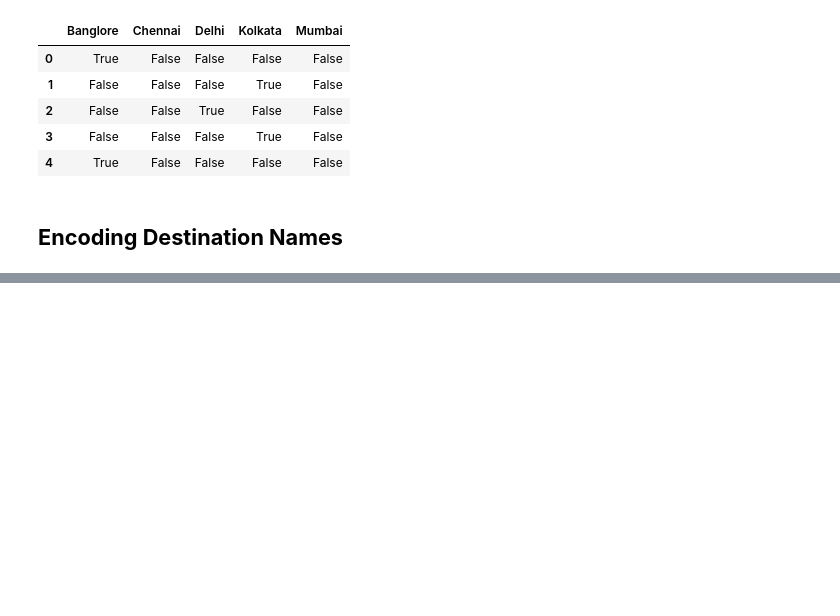
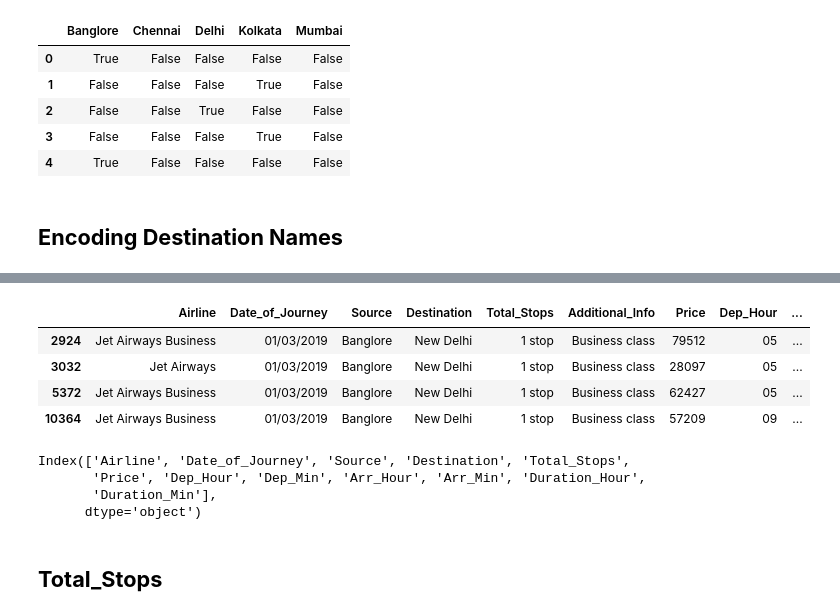
Before and after one commit to akshayyewle/Machine-Learning, a Jupyter notebook: 11 Flight Ticket Price Prediction/Python Notebook.ipynb, the cells around one changed output, grey strips where cells are left out. Drawn from its saved outputs; the diff is of its cells as text; code cells hidden in the pictures; blank space fills up the shorter version.

```diff
--- a/11 Flight Ticket Price Prediction/Python Notebook.ipynb
+++ b/11 Flight Ticket Price Prediction/Python Notebook.ipynb
@@ -234,0 +337,8 @@ df_Source.head()
+# %%
+df[df['Additional_Info']=='Business class']
+# %% [output]
+|  | Airline | Date_of_Journey | Source | Destination | Total_Stops | Additional_Info | Price | Dep_Hour | ... |
+| 2924 | Jet Airways Business | 01/03/2019 | Banglore | New Delhi | 1 stop | Business class | 79512 | 05 | ... |
+| 3032 | Jet Airways | 01/03/2019 | Banglore | New Delhi | 1 stop | Business class | 28097 | 05 | ... |
+| 5372 | Jet Airways Business | 01/03/2019 | Banglore | New Delhi | 1 stop | Business class | 62427 | 05 | ... |
+| 10364 | Jet Airways Business | 01/03/2019 | Banglore | New Delhi | 1 stop | Business class | 57209 | 09 | ... |
@@ -234,0 +348,9 @@ df_Source.head()
+# %%
+df.columns
+# %% [output]
+Index(['Airline', 'Date_of_Journey', 'Source', 'Destination', 'Total_Stops',
+       'Price', 'Dep_Hour', 'Dep_Min', 'Arr_Hour', 'Arr_Min', 'Duration_Hour',
+       'Duration_Min'],
+      dtype='object')
+# %% [markdown]
+## **Total_Stops**
```
Also changed, not shown: parts of 17 cells of this notebook.
